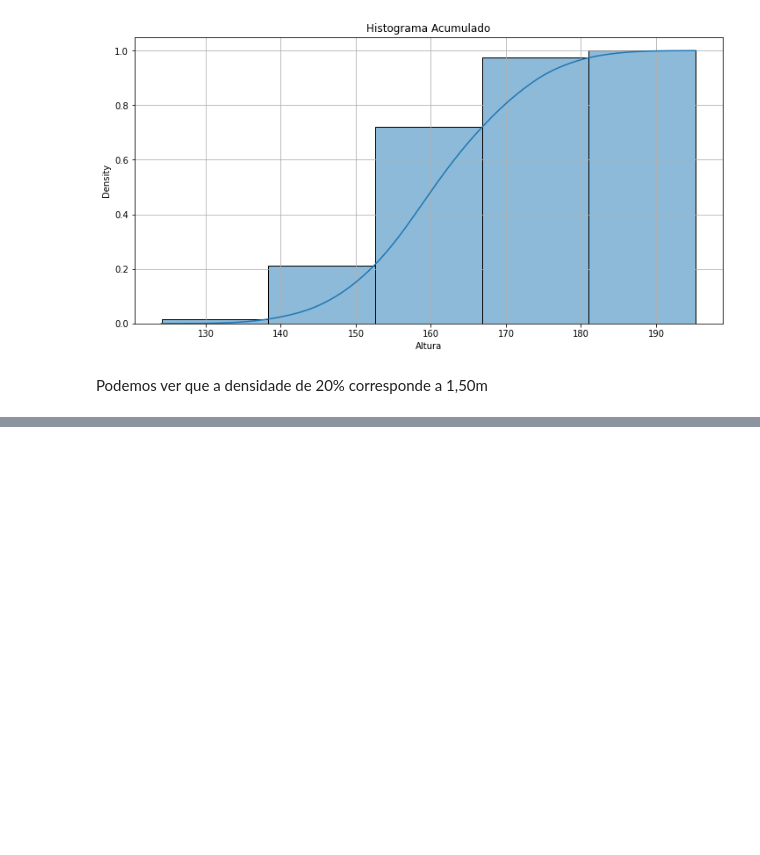
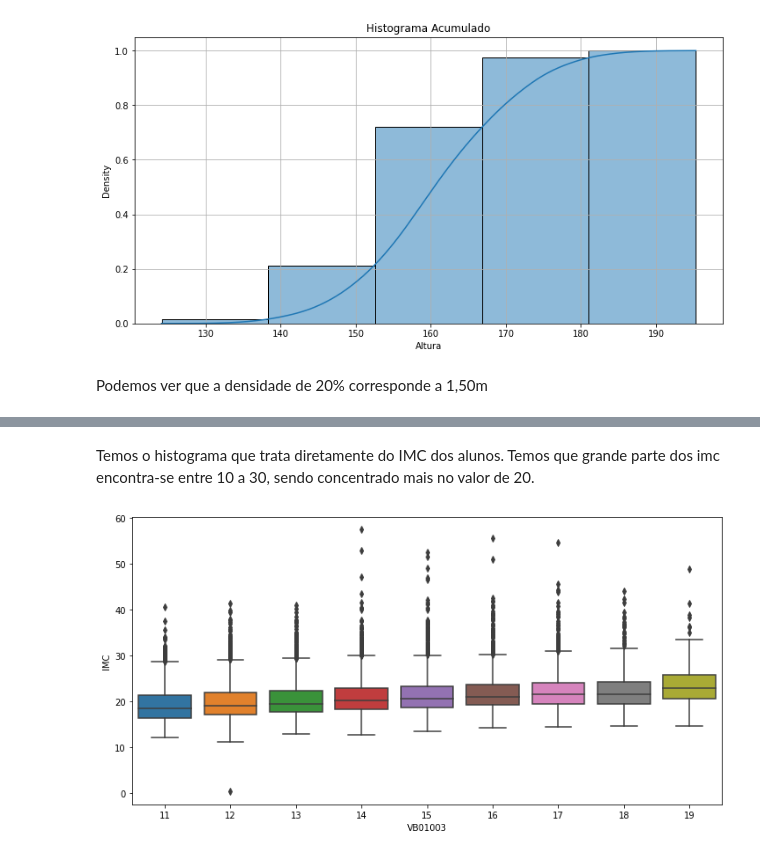
Before and after one commit to MatheusOrange211/Bootcamp-Alura, a Jupyter notebook: Bootcamp_Alura_Data_Science_IBGE.ipynb, the cells around one changed output, grey strips where cells are left out. Saved outputs shown, nothing was run; the diff lists cells and outputs as text; code cells hidden in the pictures; blank space fills up the shorter version.

```diff
--- a/Bootcamp_Alura_Data_Science_IBGE.ipynb
+++ b/Bootcamp_Alura_Data_Science_IBGE.ipynb
@@ -964,0 +1025,7 @@ Name: VB17004, dtype: float64
+# %% [markdown]
+Temos o histograma que trata diretamente do IMC dos alunos. Temos que grande parte dos imc encontra-se entre 10 a 30, sendo concentrado mais no valor de 20.
+# %%
+ax1= sns.boxplot(y=dados['IMC'],x=dados['VB01003'])
+ax1.figure.set_size_inches(12,6)
+# %% [output]
+[figure, added]
```
Also changed, not shown: parts of 26 cells of this notebook.
